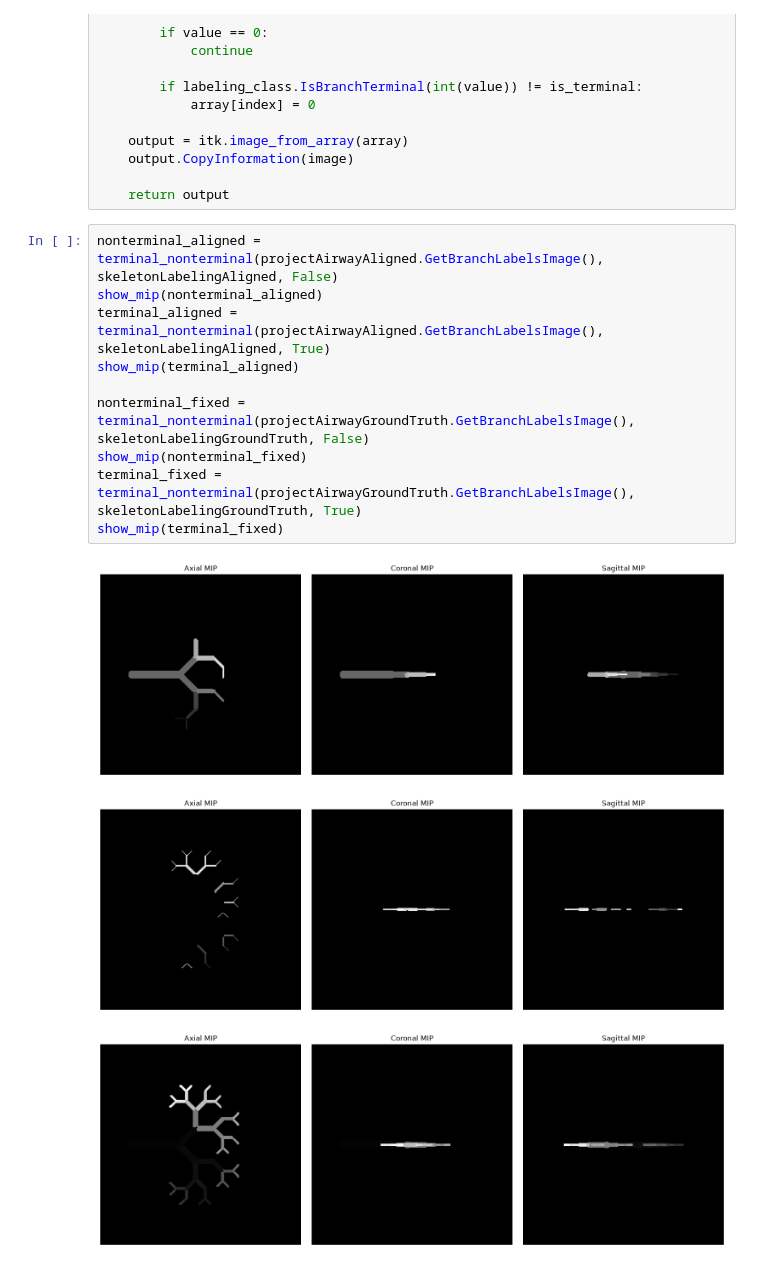
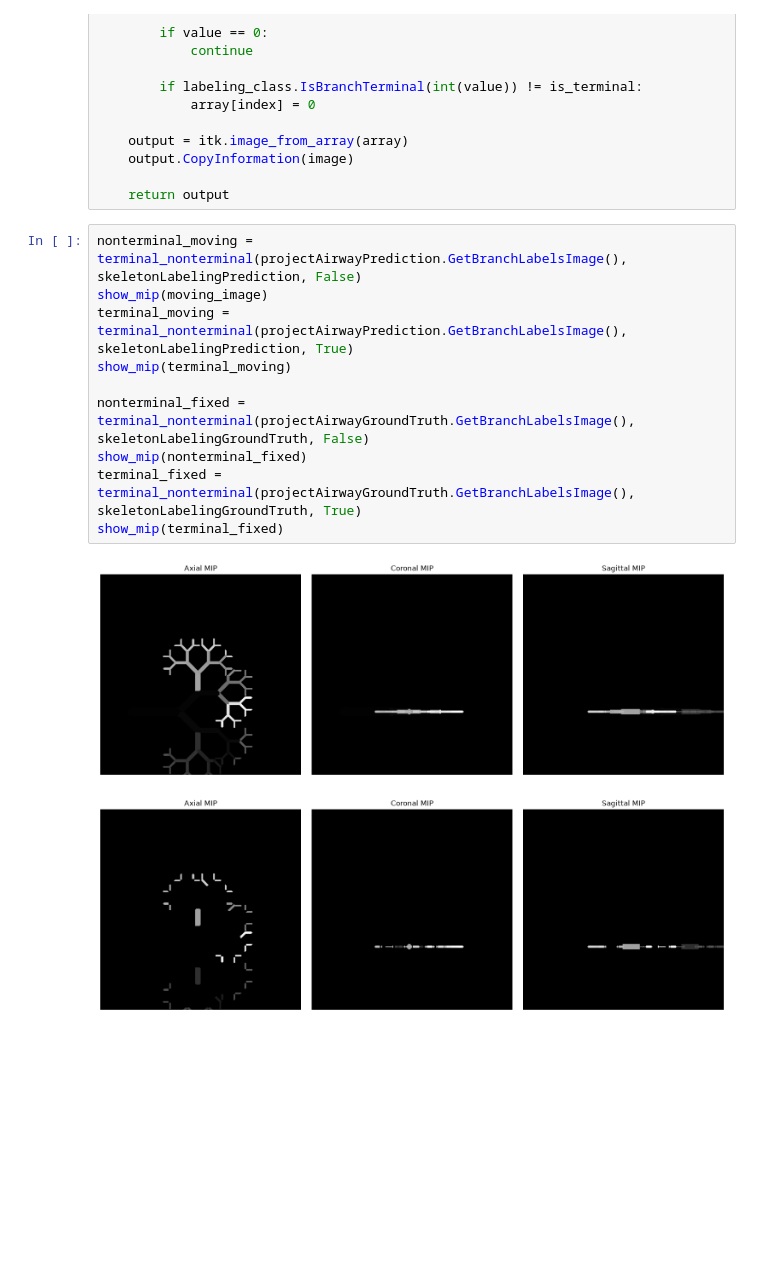
Before and after one commit to JakeKitzmann/PCCTAirwaySegmentationPrototyping, a Jupyter notebook: Prototyping/SyntheticTesting.ipynb, the cells around one changed output. Cells and saved outputs as stored; diff of their text form; blank space fills up the shorter version.

```diff
--- a/Prototyping/SyntheticTesting.ipynb
+++ b/Prototyping/SyntheticTesting.ipynb
@@ -865,16 +592,15 @@ def terminal_nonterminal(image, labeling_class, is_terminal):
 
     return output
 # %%
-nonterminal_aligned = terminal_nonterminal(projectAirwayAligned.GetBranchLabelsImage(), skeletonLabelingAligned, False)
-show_mip(nonterminal_aligned)
-terminal_aligned = terminal_nonterminal(projectAirwayAligned.GetBranchLabelsImage(), skeletonLabelingAligned, True)
-show_mip(terminal_aligned)
+nonterminal_moving = terminal_nonterminal(projectAirwayPrediction.GetBranchLabelsImage(), skeletonLabelingPrediction, False)
+show_mip(moving_image)
+terminal_moving = terminal_nonterminal(projectAirwayPrediction.GetBranchLabelsImage(), skeletonLabelingPrediction, True)
+show_mip(terminal_moving)
 
 nonterminal_fixed = terminal_nonterminal(projectAirwayGroundTruth.GetBranchLabelsImage(), skeletonLabelingGroundTruth, False)
 show_mip(nonterminal_fixed)
 terminal_fixed = terminal_nonterminal(projectAirwayGroundTruth.GetBranchLabelsImage(), skeletonLabelingGroundTruth, True)
 show_mip(terminal_fixed)
 # %% [output]
-[figure, old version]
+[figure, new version]
-[figure, old version]
+[figure, new version]
-[figure, removed]
```
Also changed, not shown: parts of 26 cells of this notebook.
